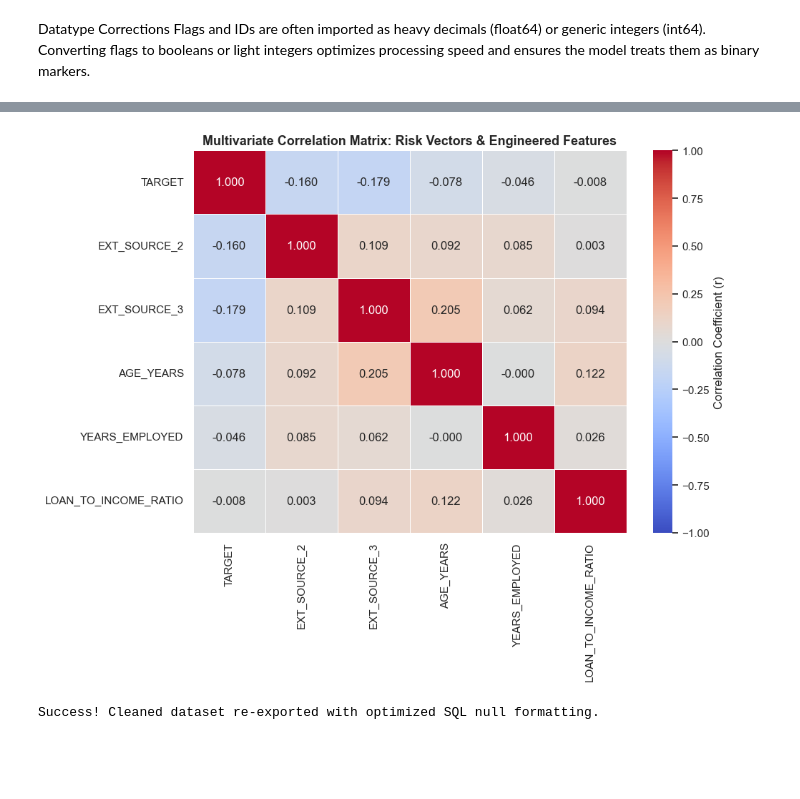
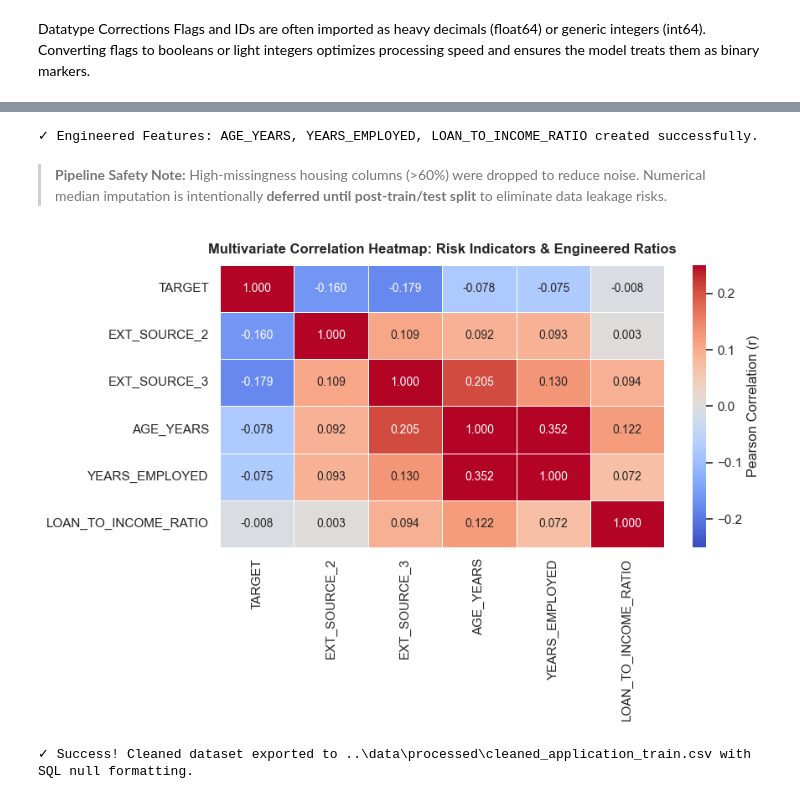
Before and after one commit to godiyajatin-ops/Credit_Risk_Project, a Jupyter notebook: Notebooks/credit_risk_analysis.ipynb, the cells around one changed output, grey strips where cells are left out. Drawn from its saved outputs; the diff is of its cells as text; code cells hidden in the pictures; blank space fills up the shorter version.

Commit message:
fix: update credit risk notebook with final markdown & model evaluations

```diff
--- a/Notebooks/credit_risk_analysis.ipynb
+++ b/Notebooks/credit_risk_analysis.ipynb
@@ -535,35 +592,56 @@ NameError: name 'cleaned_train' is not defined
+# %%
+# -----------------------------------------------------------------------------
+# Feature Engineering Pipeline
+# -----------------------------------------------------------------------------
+# 1. Age in Years
+cleaned_train['AGE_YEARS'] = (-cleaned_train['DAYS_BIRTH']) / 365.25
+
+# 2. Years Employed (Clean 365243 anomaly)
+days_employed_clean = cleaned_train['DAYS_EMPLOYED'].replace(365243, np.nan)
+cleaned_train['YEARS_EMPLOYED'] = (-days_employed_clean) / 365.25
+
+# 3. Loan-to-Income Ratio (Allow NaNs for pipeline imputation)
+cleaned_train['LOAN_TO_INCOME_RATIO'] = cleaned_train['AMT_CREDIT'] / cleaned_train['AMT_INCOME_TOTAL'].replace(0, np.nan)
+cleaned_train['LOAN_TO_INCOME_RATIO'].replace([np.inf, -np.inf], np.nan, inplace=True)
+
+print("✓ Engineered Features: AGE_YEARS, YEARS_EMPLOYED, LOAN_TO_INCOME_RATIO created successfully.")
+# %% [output]
+✓ Engineered Features: AGE_YEARS, YEARS_EMPLOYED, LOAN_TO_INCOME_RATIO created successfully.
+# %% [markdown]
+> **Pipeline Safety Note:** High-missingness housing columns (>60%) were dropped to reduce noise. Numerical median imputation is intentionally **deferred until post-train/test split** to eliminate data leakage risks.
 # %%
-plt.figure(figsize=(10, 8))
-
-# Isolate numeric features utilized in the modeling phase along with target variables
+# -----------------------------------------------------------------------------
+# Multivariate Feature Correlation Heatmap
+# -----------------------------------------------------------------------------
 corr_features = ['TARGET', 'EXT_SOURCE_2', 'EXT_SOURCE_3', 'AGE_YEARS', 'YEARS_EMPLOYED', 'LOAN_TO_INCOME_RATIO']
 correlation_matrix = cleaned_train[corr_features].corr()
 
-# Generate the heatmap matrix
+plt.figure(figsize=(9, 6), dpi=100)
 sns.heatmap(
     correlation_matrix,
     annot=True,
     cmap='coolwarm',
     fmt='.3f',
     linewidths=0.5,
-    vmin=-1,
-    vmax=1,
-    cbar_kws={"label": "Correlation Coefficient (r)"}
+    vmin=-0.25,
+    vmax=0.25,
+    cbar_kws={"label": "Pearson Correlation (r)"}
 )
-
-plt.title('Multivariate Correlation Matrix: Risk Vectors & Engineered Features', fontsize=13, fontweight='bold')
+plt.title('Multivariate Correlation Heatmap: Risk Indicators & Engineered Ratios', fontsize=12, fontweight='bold', pad=10)
 plt.tight_layout()
 plt.show()
 # %% [output]
-[figure, old version]
+[figure, new version]
 # %%
-
-# Define output path to your processed data folder
+# -----------------------------------------------------------------------------
+# Export Processed Dataset for SQL Analytics Layer
+# -----------------------------------------------------------------------------
 output_path = os.path.join("..", "data", "processed", "cleaned_application_train.csv")
 
-# Export to CSV with strict formatting for SQL engines
-# na_rep='' explicitly writes missing values as completely empty spaces
+# Ensure target directory exists before writing
+os.makedirs(os.path.dirname(output_path), exist_ok=True)
+
 cleaned_train.to_csv(output_path, index=False, na_rep='')
-print("Success! Cleaned dataset re-exported with optimized SQL null formatting.")
+print(f"✓ Success! Cleaned dataset exported to {output_path} with SQL null formatting.")
 # %% [output]
-Success! Cleaned dataset re-exported with optimized SQL null formatting.
+✓ Success! Cleaned dataset exported to ..\data\processed\cleaned_application_train.csv with SQL null formatting.
```
Also changed, not shown: parts of 51 cells of this notebook.
